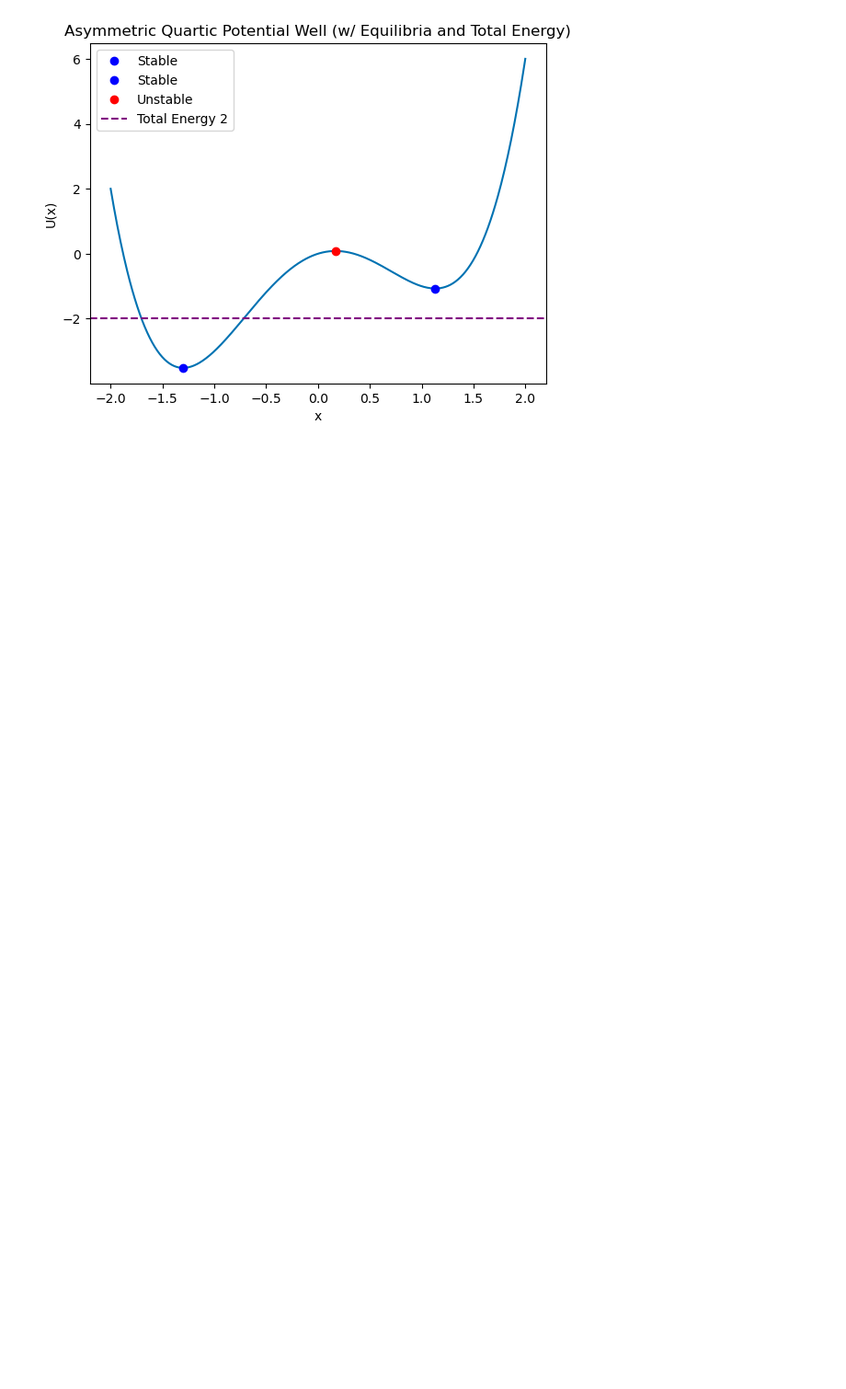
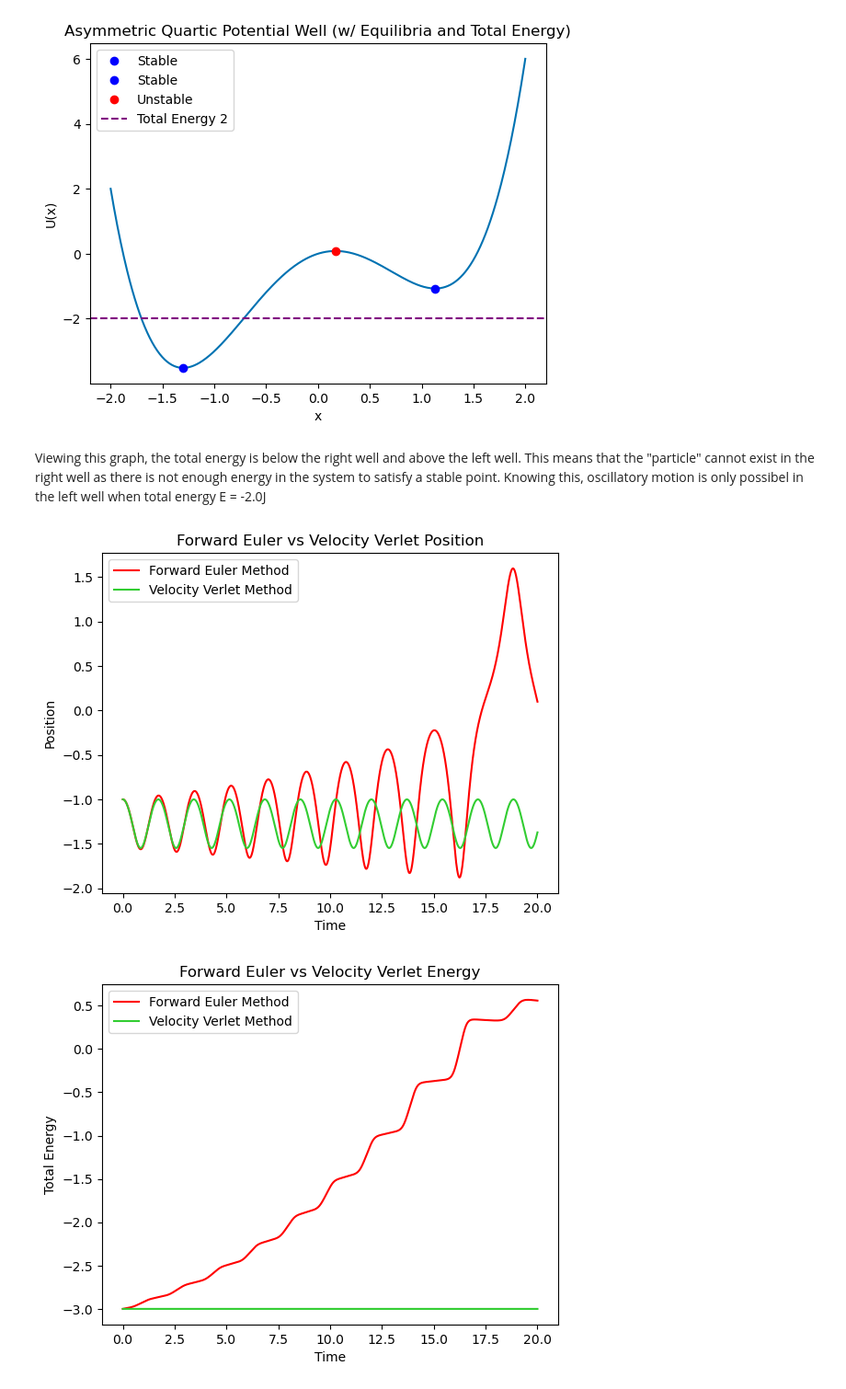
Before and after one commit to BruhddyTheThird/ProfCPisGoatedLib, a Jupyter notebook: Midterm Files/Midterm Ex3.ipynb, the cells around one changed output. Shown at 92% size. Cells and saved outputs as stored; diff of their text form; code cells hidden in the pictures; blank space fills up the shorter version.

```diff
--- a/Midterm Files/Midterm Ex3.ipynb
+++ b/Midterm Files/Midterm Ex3.ipynb
@@ -173,4 +160,81 @@ plt.show()
 # %% [output]
 [figure]
+# %% [markdown]
+Viewing this graph, the total energy is below the right well and above the left well. This means that the "particle" cannot exist in the right well as there is not enough energy in the system to satisfy a stable point. Knowing this, oscillatory motion is only possibel in the left well when total energy E = -2.0J
 # %%
-#3d
+#3d Writing Numerical Algorithm and Testing Euler and Verlet Algorithms
+
+#Choose initial values
+
+a = 1.0
+b = 3.0
+c = 1.0
+
+m = 1.0
+dt = 0.01
+t_max = 20
+N = int(T/dt)
+
+x0 = -1.0
+v0 = 0.0
+
+#Initialize Energy Functin
+def energy(x, v):
+    return 0.5*m*v**2 + a*x**4 - b*x**2 + c*x
+
+#METHOD 1 : FORWARD EULER
+x_euler = np.zeros(N)
+v_euler = np.zeros(N)
+
+x_euler[0] = x0
+v_euler[0] = v0
+
+#Euler step loop
+for i in range(N-1):
+    x_euler[i+1] = x_euler[i] + v_euler[i]*dt
+    v_euler[i+1] = v_euler[i] + F(x_euler[i])*dt
+
+#METHOD 2 : EULER-CROMER / VELOCITY VERLET
+x_verlet = np.zeros(N)
+v_verlet = np.zeros(N)
+
+x_verlet[0] = x0
+v_verlet[0] = v0
+
+#Verlet method loop
+for i in range(N-1):
+    a_n = F(x_verlet[i])/m
+
+    x_verlet[i+1] = x_verlet[i] + v_verlet[i]*dt + 0.5*a_n*dt**2
+
+    a_n1 = F(x_verlet[i+1])/m
+
+    v_verlet[i+1] = v_verlet[i] + 0.5*(a_n + a_n1)*dt
+
+#Comparison Plot
+t = np.linspace(0, t_max, N)
+
+plt.figure()
+plt.plot(t, x_euler, label = 'Forward Euler Method', color = 'red')
+plt.plot(t, x_verlet, label = 'Velocity Verlet Method', color = 'limegreen')
+plt.xlabel('Time')
+plt.ylabel('Position')
+plt.title('Forward Euler vs Velocity Verlet Position')
+plt.legend()
+plt.show()
+
+#Energy Graph Comparison
+E_euler = energy(x_euler, v_euler)
+E_verlet = energy(x_verlet, v_verlet)
+
+plt.figure()
+plt.plot(t, E_euler, label = 'Forward Euler Method', color = 'red')
+plt.plot(t, E_verlet, label = 'Velocity Verlet Method', color = 'limegreen')
+plt.xlabel('Time')
+plt.ylabel('Total Energy')
+plt.title('Forward Euler vs Velocity Verlet Energy')
+plt.legend()
+plt.show()
+# %% [output]
+[figure, added]
+[figure, added]
```
Also changed, not shown: parts of 6 cells of this notebook.
